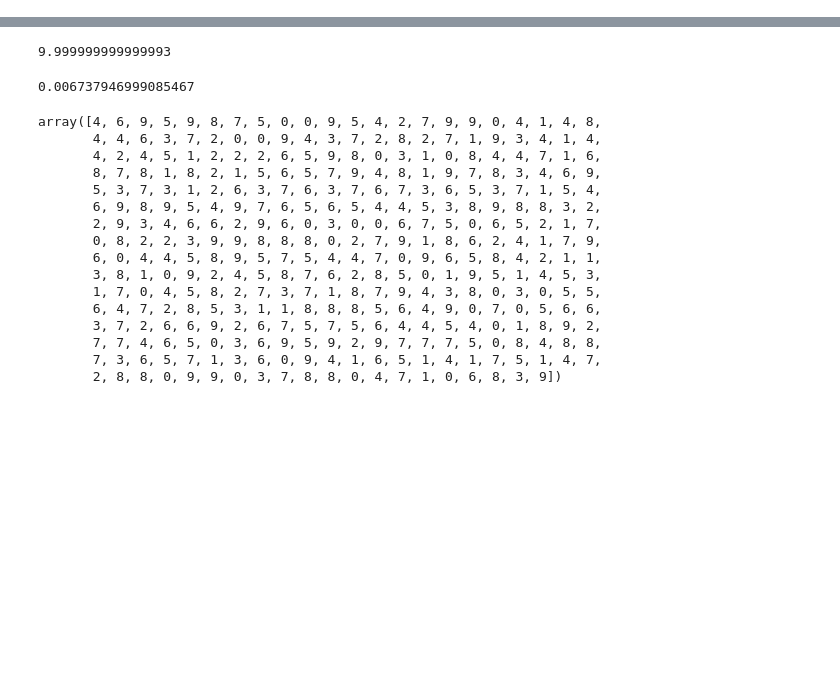
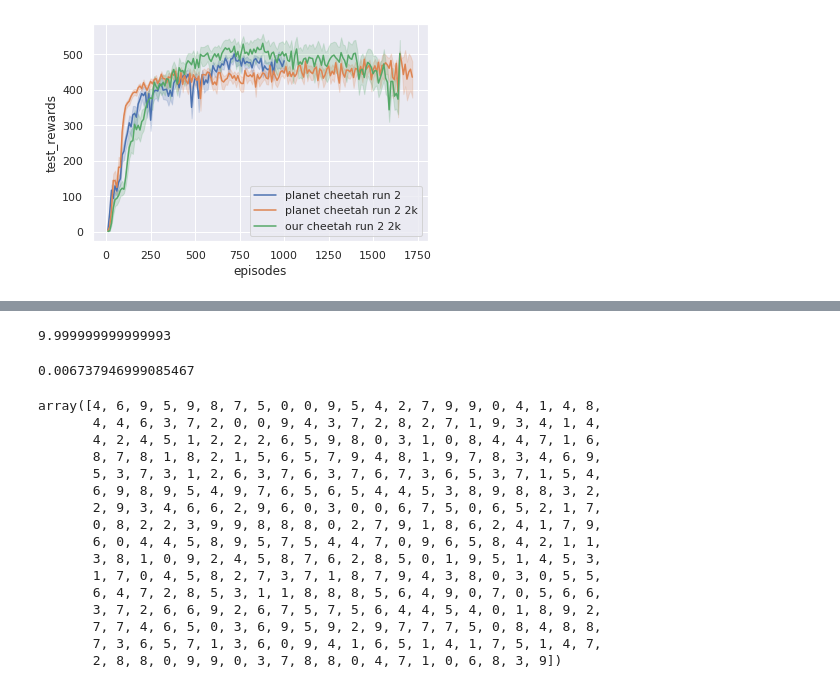
Before and after one commit to amini2nt/mb_rainbow, a Jupyter notebook: Plots.ipynb, the cells around one changed output, grey strips where cells are left out. Drawn from its saved outputs; the diff is of its cells as text; code cells hidden in the pictures; blank space fills up the shorter version.

```diff
--- a/Plots.ipynb
+++ b/Plots.ipynb
@@ -58,0 +60,19 @@ def plot_test_rewards(flocs, names):
+# %%
+def plot_test_rewards_5(flocs, names):
+
+    for k in range(0, len(flocs)):
+        x = list()
+        y = list()
+        for run in range(1,6):
+            fname = flocs[k]+"_run_"+str(run)+"/metrics.pth"
+            metrics = torch.load(fname)
+            test_episodes = metrics["test_episodes"]
+            test_rewards = metrics["test_rewards"]
+            tot = len(test_episodes)
+            trials = len(test_rewards[0])
+            for i in range(0, len(test_episodes)):
+                for j in range(0, len(test_rewards[i])):
+                    x.append(test_episodes[i])
+                    y.append(test_rewards[i][j])
+        df = pd.DataFrame({"test_rewards" : y, "episodes": x})
+        ax = sns.lineplot(x = "episodes", y="test_rewards", data=df, label=names[k], estimator=np.mean)
@@ -58,0 +213,75 @@ def plot_test_rewards(flocs, names):
+# %%
+# Final
+
+flocs = []
+names = []
+
+#flocs.append("/mnt/data/mamini/planet/cluster_planet/planet_cheetah")
+#names.append("planet cheetah run")
+
+
+#flocs.append("/mnt/data/sarath/code/amini/mb_rainbow/cluster/final/planet_cheetah4_2k")
+#names.append("planet cheetah run 2k")
+
+
+
+#flocs.append("/mnt/data/sarath/code/amini/mb_rainbow/cluster/nithin/cheetah_trial6")#
+#names.append("our cheetah run 4")
+
+#flocs.append("/mnt/data/sarath/code/amini/mb_rainbow/cluster/final/cheetah4_2k")#
+#names.append("our cheetah run 4 2k")
+
+
+
+
+flocs.append("/mnt/data/mamini/planet/beluga/planet_cheetah_ar2")
+names.append("planet cheetah run 2")
+
+
+
+flocs.append("/mnt/data/sarath/code/amini/mb_rainbow/cluster/final/planet_cheetah2_2k")
+names.append("planet cheetah run 2 2k")
+
+
+
+flocs.append("/mnt/data/sarath/code/amini/mb_rainbow/cluster/final/cheetah2_2k_sigma_0.1")
+names.append("our cheetah run 2 2k")
+
+
+################
+
+#flocs.append("/mnt/data/mamini/planet/beluga/planet_cartpole")
+#names.append("planet cartpole swingup 8")
+
+#flocs.append("/mnt/data/mamini/planet/beluga/planet_cartpole_ar2")
+#names.append("planet cartpole swingup 2")
+
+################
+
+#flocs.append("/mnt/data/mamini/planet/beluga/planet_reacher")
+#names.append("planet reacher easy 4")
+
+#flocs.append("/mnt/data/mamini/planet/beluga/planet_reacher_ar2")
+#names.append("planet reacher easy 2")
+
+###############
+
+#flocs.append("/mnt/data/mamini/planet/beluga/planet_walker")
+#names.append("planet walker walk 2")
+
+##############
+
+#flocs.append("/mnt/data/mamini/planet/beluga/planet_finger")
+#names.append("planet finger spin 2")
+
+
+##############
+
+
+#flocs.append("/mnt/data/mamini/planet/beluga/planet_cup")
+#names.append("planet cup catch 4")
+
+
+plot_test_rewards_5(flocs, names)
+# %% [output]
+[figure, added]
```
Also changed, not shown: parts of 11 cells of this notebook.
